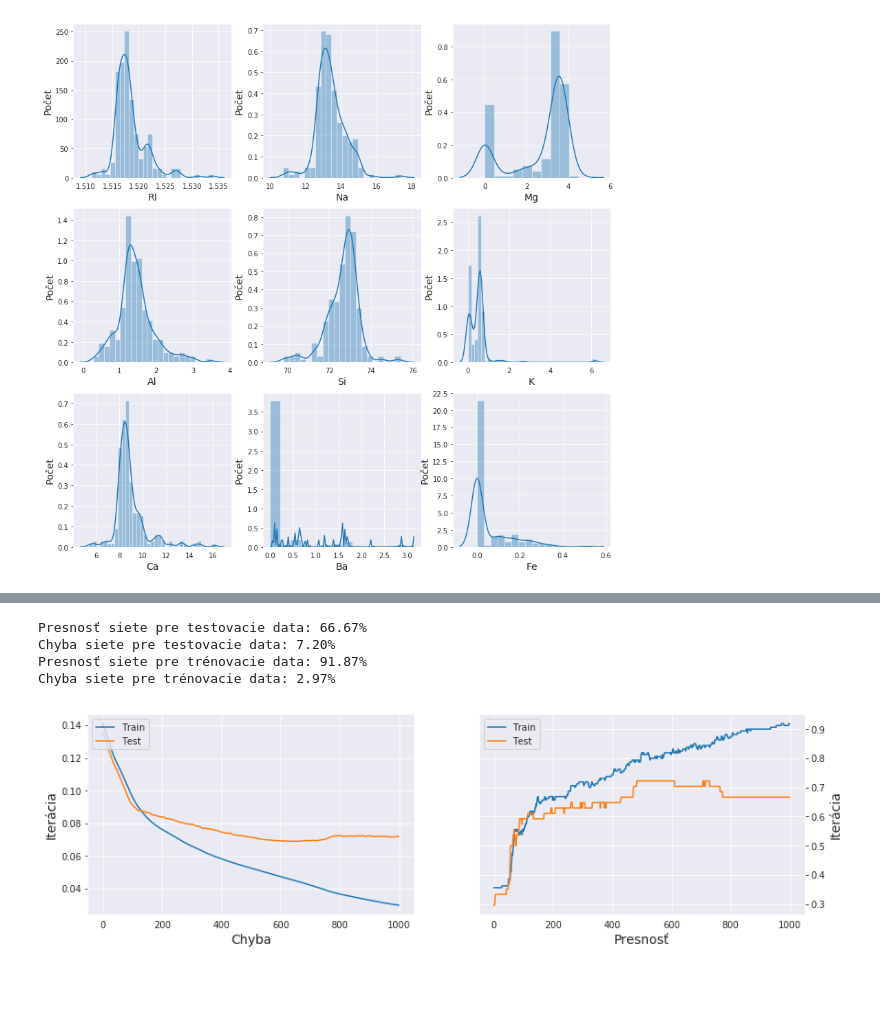
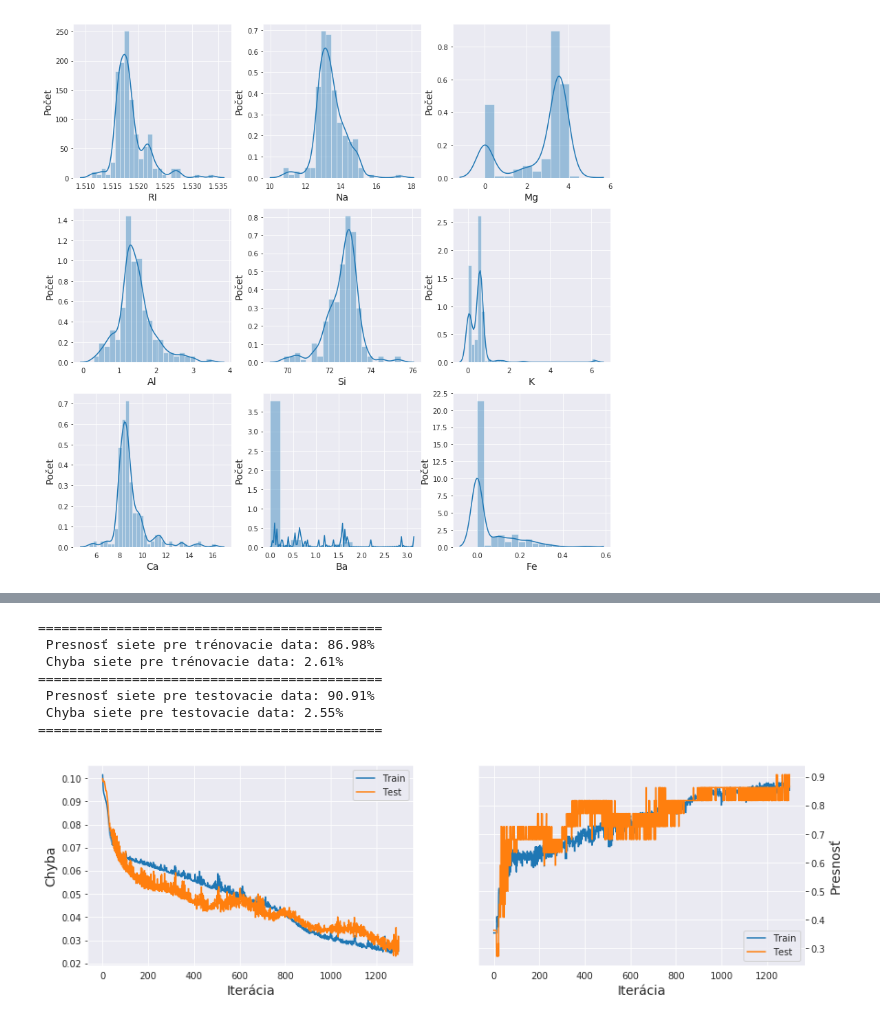
Before and after one commit to georgeob/Valovic_NS2020, a Jupyter notebook: projekt_sklo.ipynb, the cells around one changed output, grey strips where cells are left out. Cells and saved outputs as stored; diff of their text form; code cells hidden in the pictures; blank space fills up the shorter version.

Commit message:
optimalizácie neuronovej siete a pridanie grafov

```diff
--- a/projekt_sklo.ipynb
+++ b/projekt_sklo.ipynb
@@ -28,4 +24,2 @@ types
 # %%
 dataset = pd.read_csv('glass.csv',names = ColumnNames, header = 0)
-dataset = dataset.sample(frac=1)
-dataset.columns
@@ -34,8 +48,6 @@ Index(['RI', 'Na', 'Mg', 'Al', 'Si', 'K', 'Ca', 'Ba', 'Fe', 'Type'], dtype='obje
 # %%
-df = dataset.drop("Type", axis=1)
-y = dataset["Type"]
 
-X_train, X_test, y_train, y_test = train_test_split(df, y, test_size = 0.25, random_state = 42)
+X_train, X_test, y_train, y_test = train_test_split(df, y, test_size = 0.1, random_state = 42)
 
 f, axes = plt.subplots(3,3,figsize=(14,14))
 sns.set_style('darkgrid')
@@ -109,10 +122,20 @@ y_test_encoded = np.delete(y_test_encoded, [0,4], axis = 1)
+# %%
+sc_X = StandardScaler()
+X_train_scaled = X_train
+X_test_scaled = X_test
+
+y_train_categorical = to_categorical(y_train)
+y_test_categorical = to_categorical(y_test)
 # %%
 model = Sequential()
-model.add(Dense(9, input_dim=9, activation = 'relu'))
-model.add(Dense(9, activation = 'relu'))
-model.add(Dense(6, activation = 'softmax'))
+model.add(Dense(30, input_dim=9, activation = 'tanh'))
+model.add(Dense(30, activation = 'tanh'))
+model.add(Dense(30, activation = 'tanh'))
+model.add(Dense(30, activation = 'tanh'))
+model.add(Dense(30, activation = 'tanh'))
+model.add(Dense(8, activation = 'softmax'))
 model.compile(loss='mean_squared_error', optimizer='adam', metrics=['accuracy'])
-history = model.fit(X_train_scaled, y_train_encoded, validation_data=(X_test_scaled, y_test_encoded), batch_size = 100, epochs = 1000)
-scores = model.evaluate(X_test_scaled, y_test_encoded)
-scoresTrain = model.evaluate(X_train_scaled, y_train_encoded)
+history = model.fit(X_train_scaled, y_train_categorical, validation_data=(X_test_scaled, y_test_categorical),batch_size = 100, epochs = 1300)
+scores = model.evaluate(X_test_scaled, y_test_categorical)
+scoresTrain = model.evaluate(X_train_scaled, y_train_categorical)
 # %% [output]
@@ -136,32 +159,37 @@ Epoch 1000/1000
 # %%
-print("Presnosť siete pre testovacie data: %.2f%%" %(scores[1]*100))
-print("Chyba siete pre testovacie data: %.2f%%" %(scores[0]*100))
-
-print("Presnosť siete pre trénovacie data: %.2f%%" %(scoresTrain[1]*100))
-print("Chyba siete pre trénovacie data: %.2f%%" %(scoresTrain[0]*100))
+print("============================================")
+print(" Presnosť siete pre trénovacie data: %.2f%% " %(scoresTrain[1]*100))
+print(" Chyba siete pre trénovacie data: %.2f%% " %(scoresTrain[0]*100))
+print("============================================")
+print(" Presnosť siete pre testovacie data: %.2f%% " %(scores[1]*100))
+print(" Chyba siete pre testovacie data: %.2f%% " %(scores[0]*100))
+print("============================================")
 # %% [output]
-Presnosť siete pre testovacie data: 66.67%
-Chyba siete pre testovacie data: 7.20%
-Presnosť siete pre trénovacie data: 91.87%
-Chyba siete pre trénovacie data: 2.97%
+============================================
+ Presnosť siete pre trénovacie data: 86.98%
+ Chyba siete pre trénovacie data: 2.61%
+============================================
+ Presnosť siete pre testovacie data: 90.91%
+ Chyba siete pre testovacie data: 2.55%
+============================================
 # %%
 f, axes = plt.subplots(1,2,figsize=(14,4))
 
 axes[0].plot(history.history['loss'])
 axes[0].plot(history.history['val_loss'])
-axes[0].set_xlabel('Chyba', fontsize=14)
-axes[0].set_ylabel('Iterácia', fontsize=14)
+axes[0].set_xlabel('Iterácia', fontsize=14)
+axes[0].set_ylabel('Chyba', fontsize=14)
 axes[0].yaxis.tick_left()
-axes[0].legend(['Train', 'Test'], loc='upper left')
+axes[0].legend(['Train', 'Test'], loc='upper right')
 
 axes[1].plot(history.history['accuracy'])
 axes[1].plot(history.history['val_accuracy'])
-axes[1].set_xlabel('Presnosť', fontsize=14)
-axes[1].set_ylabel('Iterácia', fontsize=14)
+axes[1].set_xlabel('Iterácia', fontsize=14)
+axes[1].set_ylabel('Presnosť', fontsize=14)
 axes[1].yaxis.set_label_position("right")
 axes[1].yaxis.tick_right()
-axes[1].legend(['Train', 'Test'], loc='upper left')
+axes[1].legend(['Train', 'Test'], loc='lower right')
 
 plt.show()
 # %% [output]
-[figure, old version]
+[figure, new version]
```
Also changed, not shown: parts of 9 cells of this notebook.
